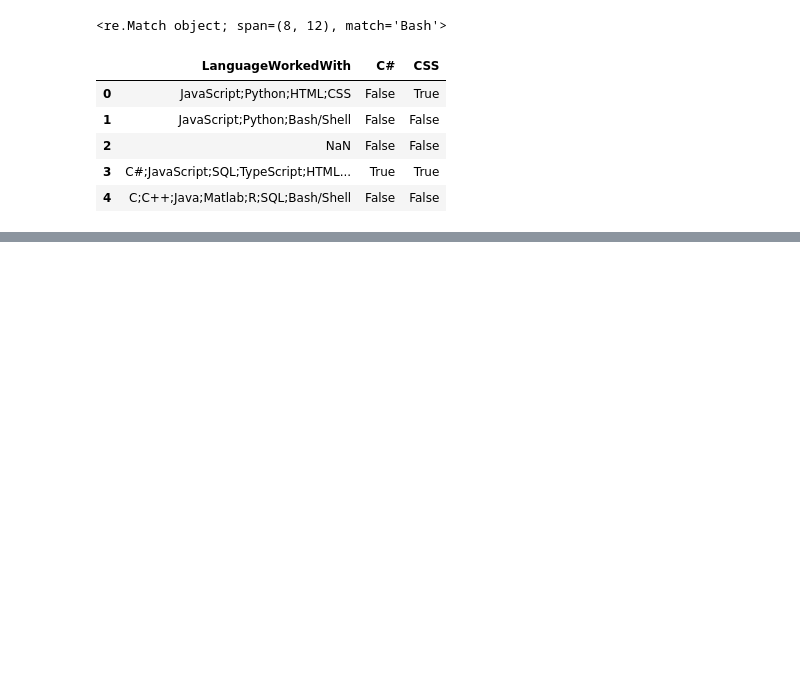
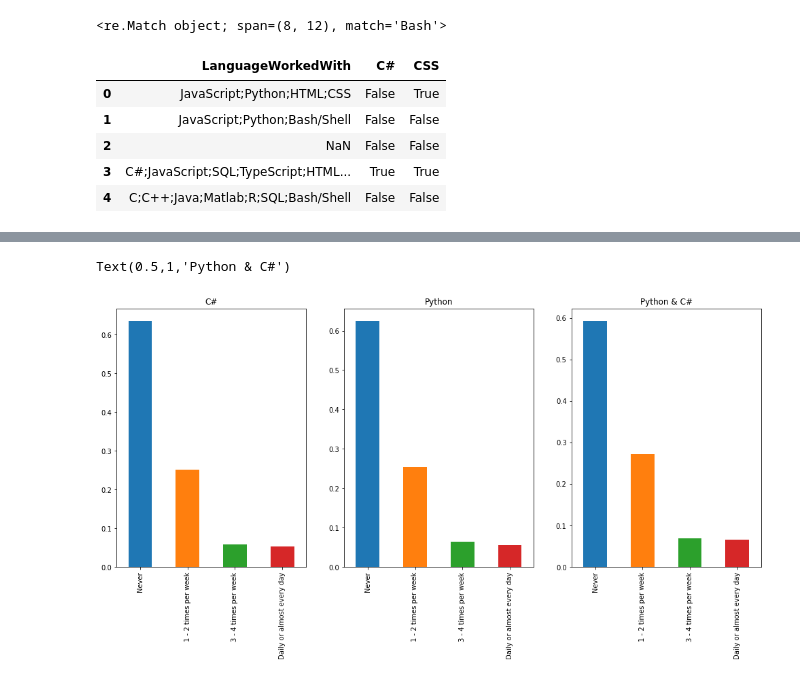
Before and after one commit to huli/the-transparent-coder, a Jupyter notebook: overview.ipynb, the cells around one changed output, grey strips where cells are left out. Saved outputs shown, nothing was run; the diff lists cells and outputs as text; code cells hidden in the pictures; blank space fills up the shorter version.

```diff
--- a/overview.ipynb
+++ b/overview.ipynb
@@ -134,0 +184,11 @@ data2018.loc[:, ['LanguageWorkedWith','C#','CSS']].head()
+# %%
+fig, (ax1, ax2, ax3) = plt.subplots(1,3, figsize=(17,7))
+data2018[data2018['C#'] == True].SkipMeals.value_counts(normalize=True).plot(kind='bar', ax=ax1)
+ax1.set_title('C#')
+data2018[data2018['Python'] == True].SkipMeals.value_counts(normalize=True).plot(kind='bar', ax=ax2)
+ax2.set_title('Python')
+data2018[(data2018['Python'] == True) & (data2018['C#'] == True)].SkipMeals.value_counts(normalize=True).plot(kind='bar', ax=ax3)
+ax3.set_title('Python & C#')
+# %% [output]
+Text(0.5,1,'Python & C#')
+[figure, added]
```
Also changed, not shown: parts of 14 cells of this notebook.
